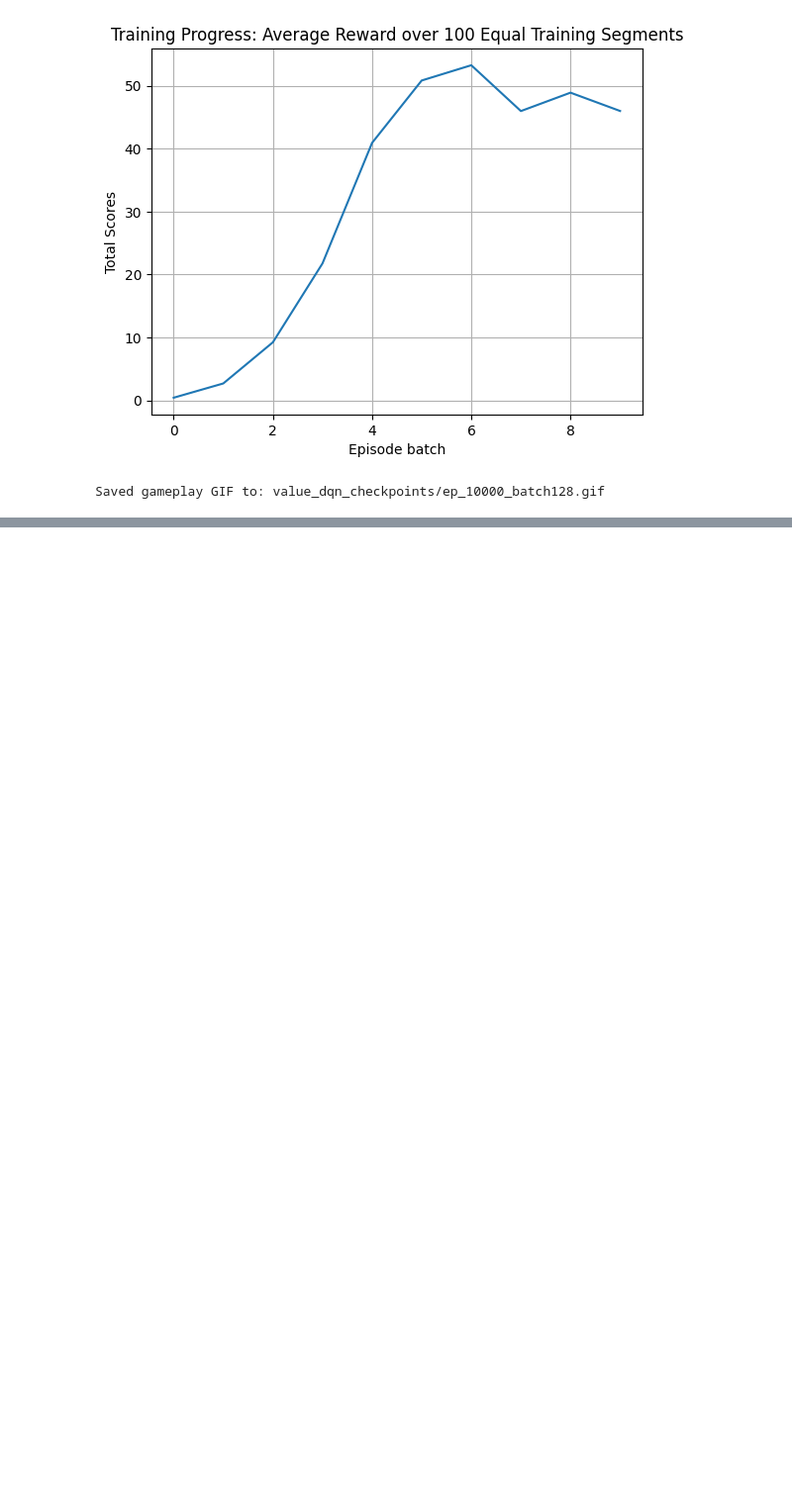
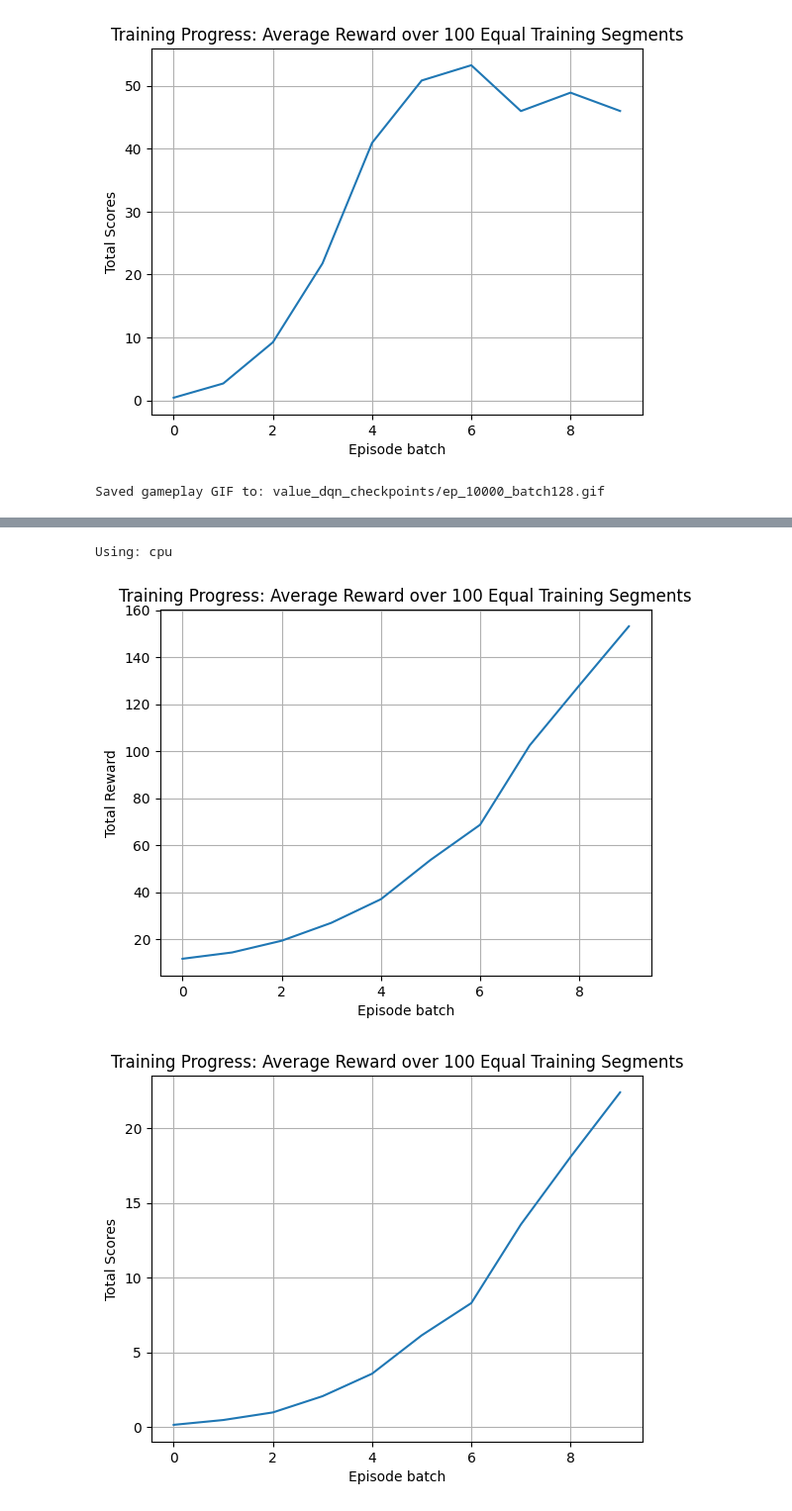
Before and after one commit to William-Pig/tetris_ai, a Jupyter notebook: run_on_cluster/value_qdn/train_value_qdn.ipynb, the cells around one changed output, grey strips where cells are left out. Shown at 99% size. Cells and saved outputs as stored; diff of their text form; code cells hidden in the pictures; blank space fills up the shorter version.

```diff
--- a/run_on_cluster/value_qdn/train_value_qdn.ipynb
+++ b/run_on_cluster/value_qdn/train_value_qdn.ipynb
@@ -331,0 +374,62 @@ Saved gameplay GIF to: value_dqn_checkpoints/ep_10000_batch128.gif
+# %%
+""" Hyper‑parameters """
+# board settings
+BOARD_WIDTH = 10
+BOARD_HEIGHT = 20
+
+# bellman update settings
+ALPHA = 0.001  # learning rate
+GAMMA = 0.995  # discount factor
+
+# epsilon-greedy settings
+EPSILON = 1.0  # exploration rate (starting value)
+EPSILON_MIN = 0.01  # minimum epsilon
+EPSILON_DECAY = 0.9995
+
+NUM_EPISODES = 2_000 # 1_000_000
+MAX_STEPS = 2_000
+
+# Batch parameters
+MEMORY_SIZE= 30_000  # size of memory to sample batches from
+BATCH_SIZE = 256  # mini-batch size for replay(), used to perform a training update
+
+# Train on CPU OR GPU?
+DEVICE = torch.device("cuda" if torch.cuda.is_available() else "cpu")
+print("Using:", DEVICE)
+
+# Saving logistics
+
+SAVE_PATH = f"value_dqn_checkpoints/latest_{NUM_EPISODES*2}_alpha_{ALPHA}_gamma_{GAMMA}_BATCH_SIZE_{BATCH_SIZE}.pth"
+LOAD_PATH = f"value_dqn_checkpoints/latest_{NUM_EPISODES*2}_alpha_{ALPHA}_gamma_{GAMMA}_BATCH_SIZE_{BATCH_SIZE}.pth"
+
+
+env = TetrisGym(width=BOARD_WIDTH, height=BOARD_HEIGHT, max_steps=MAX_STEPS)
+agent3 = ValueDQNAgent(
+    board_width=BOARD_WIDTH, board_height=BOARD_HEIGHT,
+    alpha=ALPHA, gamma=GAMMA,
+    eps_start=EPSILON, eps_min=EPSILON_MIN, eps_decay=EPSILON_DECAY,
+    memory_size=MEMORY_SIZE, batch_size=BATCH_SIZE,
+    device=DEVICE
+)
+agent3.load_agent(LOAD_PATH)
+agent3.train(env, episodes=NUM_EPISODES, max_steps=MAX_STEPS)
+# %% [output]
+Using: cpu
+# %%
+agent3.save_agent(SAVE_PATH)
+plt.plot(np.mean(np.array_split(agent3.rewards, 10),axis=1))
+plt.xlabel('Episode batch')
+plt.ylabel('Total Reward')
+plt.title('Training Progress: Average Reward over 100 Equal Training Segments')
+plt.grid(True)
+plt.show()
+
+plt.plot(np.mean(np.array_split(agent3.scores, 10),axis=1))
+plt.xlabel('Episode batch')
+plt.ylabel('Total Scores')
+plt.title('Training Progress: Average Reward over 100 Equal Training Segments')
+plt.grid(True)
+plt.show()
+# %% [output]
+[figure, added]
+[figure, added]
```
Also changed, not shown: parts of 1 cell of this notebook.
